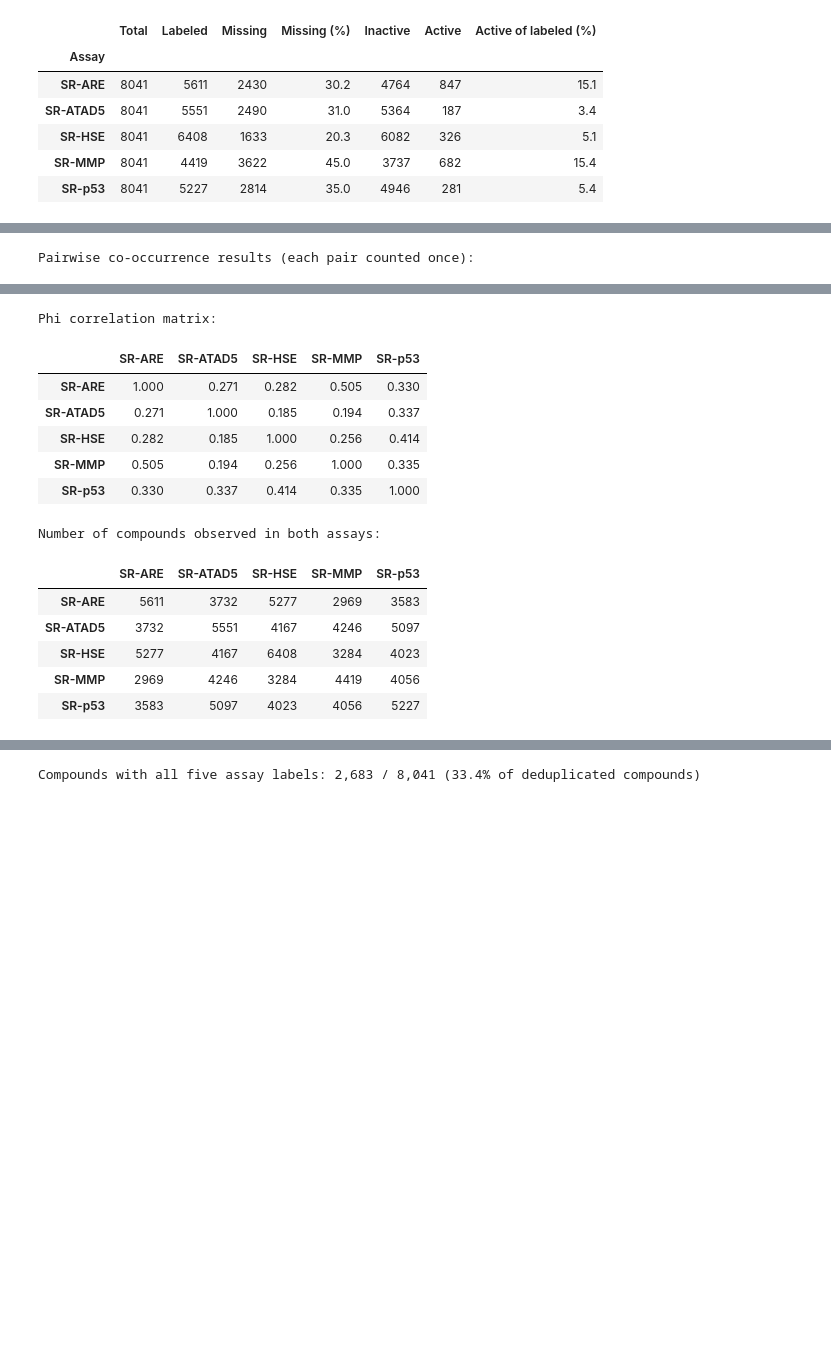
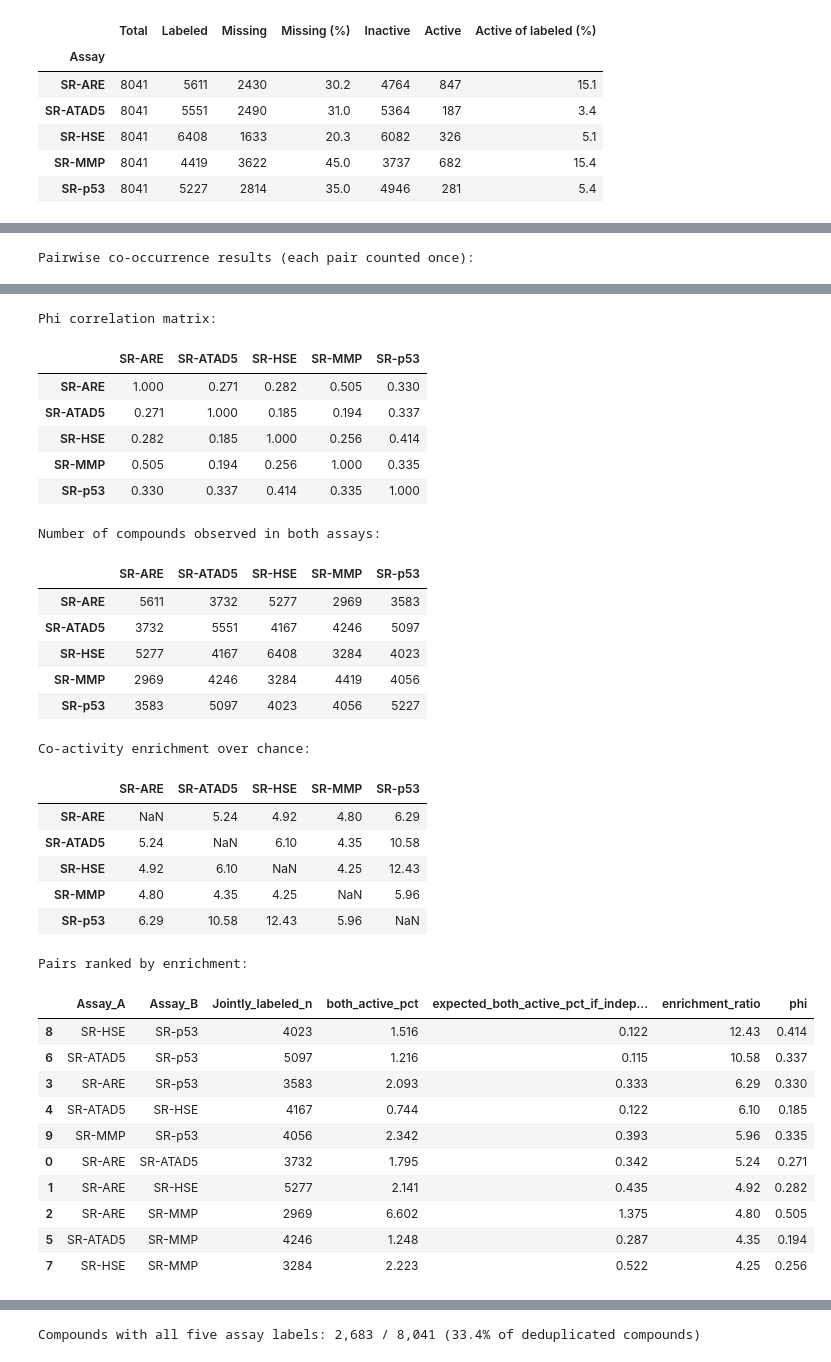
Before and after one commit to Natashasia/CHE1147-Group-6, a Jupyter notebook: notebooks/01_EDA.ipynb, the cells around one changed output, grey strips where cells are left out. Saved outputs shown, nothing was run; the diff lists cells and outputs as text; code cells hidden in the pictures; blank space fills up the shorter version.

```diff
--- a/notebooks/01_EDA.ipynb
+++ b/notebooks/01_EDA.ipynb
@@ -308,32 +329,74 @@ print('Phi correlation matrix:')
 display(s2_phi.round(3))
 print('Number of compounds observed in both assays:')
 display(s2_pairwise_n)
+
+# Enrichment: observed co-activity relative to what independence would predict.
+s2_cooc_table['enrichment_ratio'] = (
+    s2_cooc_table['both_active_pct']
+    / s2_cooc_table['expected_both_active_pct_if_independent'].replace(0, np.nan)
+).round(2)
+s2_cooc_table.to_csv(s2_metrics / 'eda_assay_cooccurrence_pairs.csv', index=False)
+
+s2_enrichment = pd.DataFrame(np.nan, index=s2_assays, columns=s2_assays)
+for _, row in s2_cooc_table.iterrows():
+    s2_enrichment.loc[row['Assay_A'], row['Assay_B']] = row['enrichment_ratio']
+    s2_enrichment.loc[row['Assay_B'], row['Assay_A']] = row['enrichment_ratio']
+s2_enrichment.to_csv(s2_metrics / 'eda_assay_enrichment_ratio.csv', index_label='Assay')
+
+print('Co-activity enrichment over chance:')
+display(s2_enrichment.round(3))
+print('Pairs ranked by enrichment:')
+display(
+    s2_cooc_table[['Assay_A', 'Assay_B', 'Jointly_labeled_n', 'both_active_pct',
+                   'expected_both_active_pct_if_independent', 'enrichment_ratio', 'phi']]
+    .sort_values('enrichment_ratio', ascending=False)
+    .round(3)
+)
 # %% [output]
 Pairwise co-occurrence results (each pair counted once):
 |  | Assay_A | Assay_B | Jointly_labeled_n | both_inactive_00 | A_inactive_B_active_01 | A_active_B_inactive_10 | ... |
 | 0 | SR-ARE | SR-ATAD5 | 3732 | 3184 | 24 | 457 | ... |
 | 1 | SR-ARE | SR-HSE | 5277 | 4528 | 64 | 572 | ... |
 | 2 | SR-ARE | SR-MMP | 2969 | 2465 | 118 | 190 | ... |
 | 3 | SR-ARE | SR-p53 | 3583 | 3134 | 26 | 348 | ... |
 | 4 | SR-ATAD5 | SR-HSE | 4167 | 3897 | 158 | 81 | ... |
 | 5 | SR-ATAD5 | SR-MMP | 4246 | 3659 | 492 | 42 | ... |
 | 6 | SR-ATAD5 | SR-p53 | 5097 | 4804 | 156 | 75 | ... |
 | 7 | SR-HSE | SR-MMP | 3284 | 2820 | 321 | 70 | ... |
 | 8 | SR-HSE | SR-p53 | 4023 | 3802 | 68 | 92 | ... |
 | 9 | SR-MMP | SR-p53 | 4056 | 3584 | 63 | 314 | ... |
 Phi correlation matrix:
 |  | SR-ARE | SR-ATAD5 | SR-HSE | SR-MMP | SR-p53 |
 | SR-ARE | 1.000 | 0.271 | 0.282 | 0.505 | 0.330 |
 | SR-ATAD5 | 0.271 | 1.000 | 0.185 | 0.194 | 0.337 |
 | SR-HSE | 0.282 | 0.185 | 1.000 | 0.256 | 0.414 |
 | SR-MMP | 0.505 | 0.194 | 0.256 | 1.000 | 0.335 |
 | SR-p53 | 0.330 | 0.337 | 0.414 | 0.335 | 1.000 |
 Number of compounds observed in both assays:
 |  | SR-ARE | SR-ATAD5 | SR-HSE | SR-MMP | SR-p53 |
 | SR-ARE | 5611 | 3732 | 5277 | 2969 | 3583 |
 | SR-ATAD5 | 3732 | 5551 | 4167 | 4246 | 5097 |
 | SR-HSE | 5277 | 4167 | 6408 | 3284 | 4023 |
 | SR-MMP | 2969 | 4246 | 3284 | 4419 | 4056 |
 | SR-p53 | 3583 | 5097 | 4023 | 4056 | 5227 |
+Co-activity enrichment over chance:
+|  | SR-ARE | SR-ATAD5 | SR-HSE | SR-MMP | SR-p53 |
+| SR-ARE | NaN | 5.24 | 4.92 | 4.80 | 6.29 |
+| SR-ATAD5 | 5.24 | NaN | 6.10 | 4.35 | 10.58 |
+| SR-HSE | 4.92 | 6.10 | NaN | 4.25 | 12.43 |
+| SR-MMP | 4.80 | 4.35 | 4.25 | NaN | 5.96 |
+| SR-p53 | 6.29 | 10.58 | 12.43 | 5.96 | NaN |
+Pairs ranked by enrichment:
+|  | Assay_A | Assay_B | Jointly_labeled_n | both_active_pct | expected_both_active_pct_if_indep... | enrichment_ratio | phi |
+| 8 | SR-HSE | SR-p53 | 4023 | 1.516 | 0.122 | 12.43 | 0.414 |
+| 6 | SR-ATAD5 | SR-p53 | 5097 | 1.216 | 0.115 | 10.58 | 0.337 |
+| 3 | SR-ARE | SR-p53 | 3583 | 2.093 | 0.333 | 6.29 | 0.330 |
+| 4 | SR-ATAD5 | SR-HSE | 4167 | 0.744 | 0.122 | 6.10 | 0.185 |
+| 9 | SR-MMP | SR-p53 | 4056 | 2.342 | 0.393 | 5.96 | 0.335 |
+| 0 | SR-ARE | SR-ATAD5 | 3732 | 1.795 | 0.342 | 5.24 | 0.271 |
+| 1 | SR-ARE | SR-HSE | 5277 | 2.141 | 0.435 | 4.92 | 0.282 |
+| 2 | SR-ARE | SR-MMP | 2969 | 6.602 | 1.375 | 4.80 | 0.505 |
+| 5 | SR-ATAD5 | SR-MMP | 4246 | 1.248 | 0.287 | 4.35 | 0.194 |
+| 7 | SR-HSE | SR-MMP | 3284 | 2.223 | 0.522 | 4.25 | 0.256 |
 # %%
 # Heatmap 1: observed percent active in BOTH assays (pairwise-labeled denominator).
```
Also changed, not shown: parts of 18 cells of this notebook, 16 other files.
